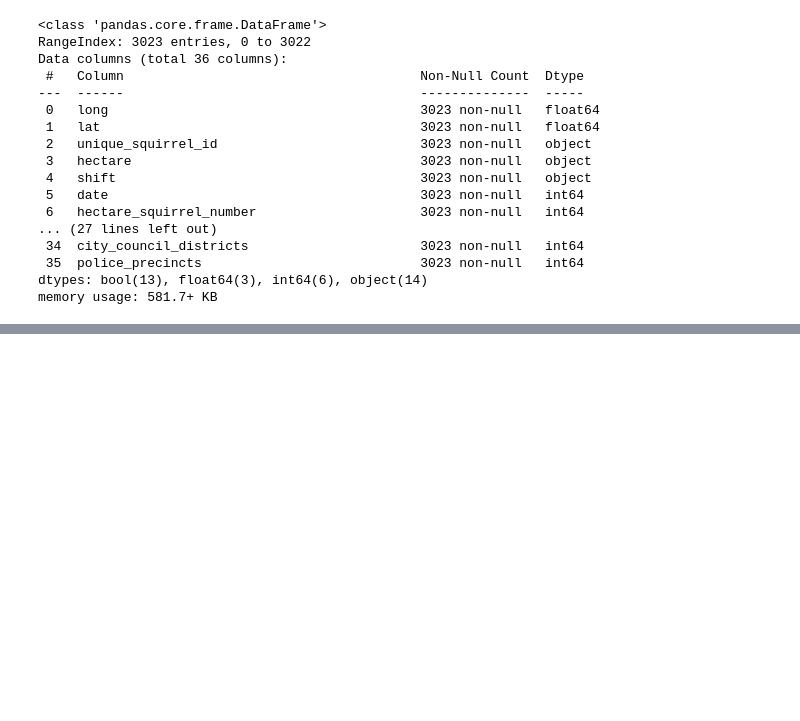
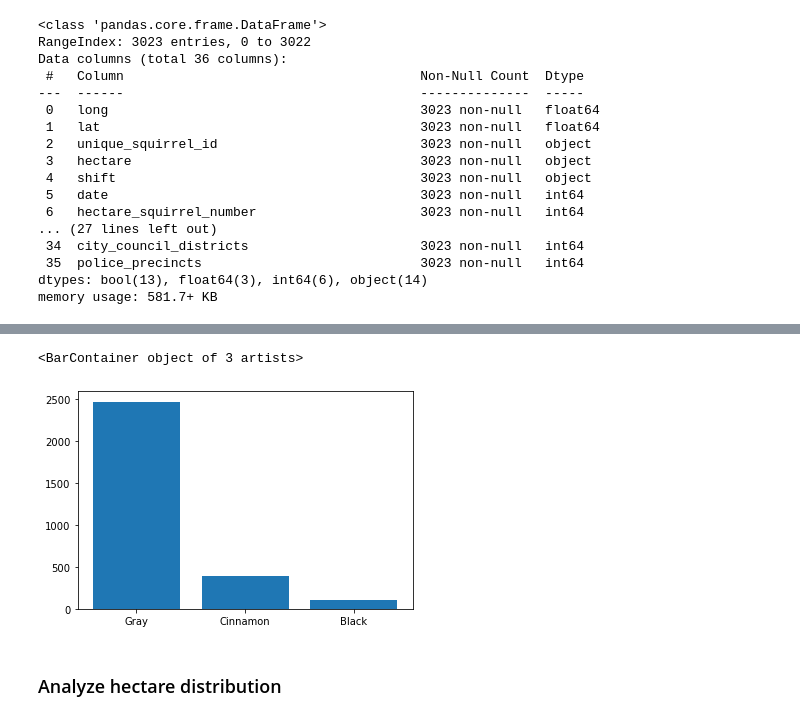
Before and after one commit to LucyDykhouse/stat-reports-exercise, a Jupyter notebook: NYC Squirrel Data.ipynb, the cells around one changed output, grey strips where cells are left out. Cells and saved outputs as stored; diff of their text form; code cells hidden in the pictures; blank space fills up the shorter version.

```diff
--- a/NYC Squirrel Data.ipynb
+++ b/NYC Squirrel Data.ipynb
@@ -41,0 +114,7 @@ memory usage: 581.7+ KB
+# %%
+plt.bar(df['primary_fur_color'].value_counts().index.tolist(), df['primary_fur_color'].value_counts())
+# %% [output]
+<BarContainer object of 3 artists>
+[figure, added]
+# %% [markdown]
+### Analyze hectare distribution
```
Also changed, not shown: parts of 29 cells of this notebook.
